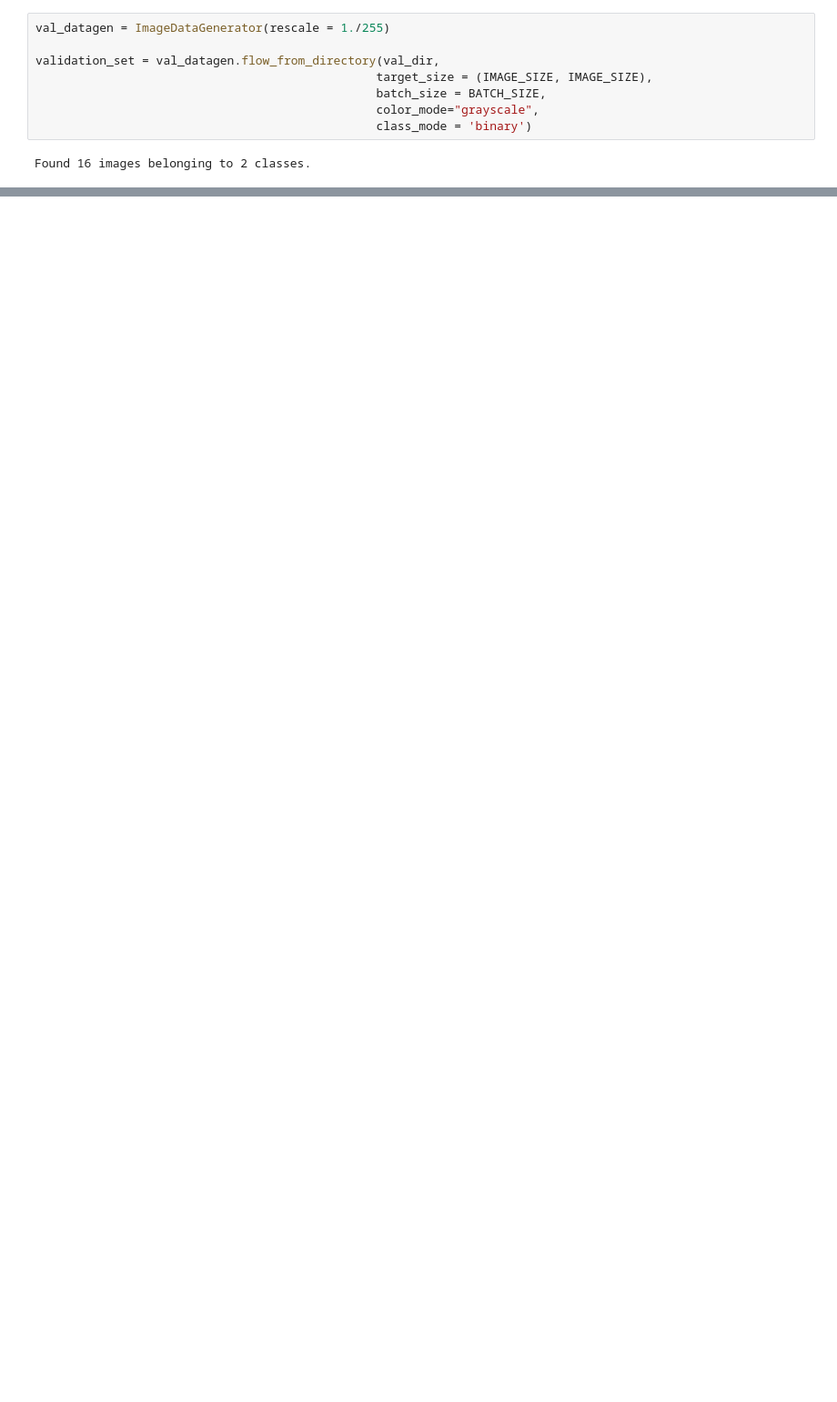
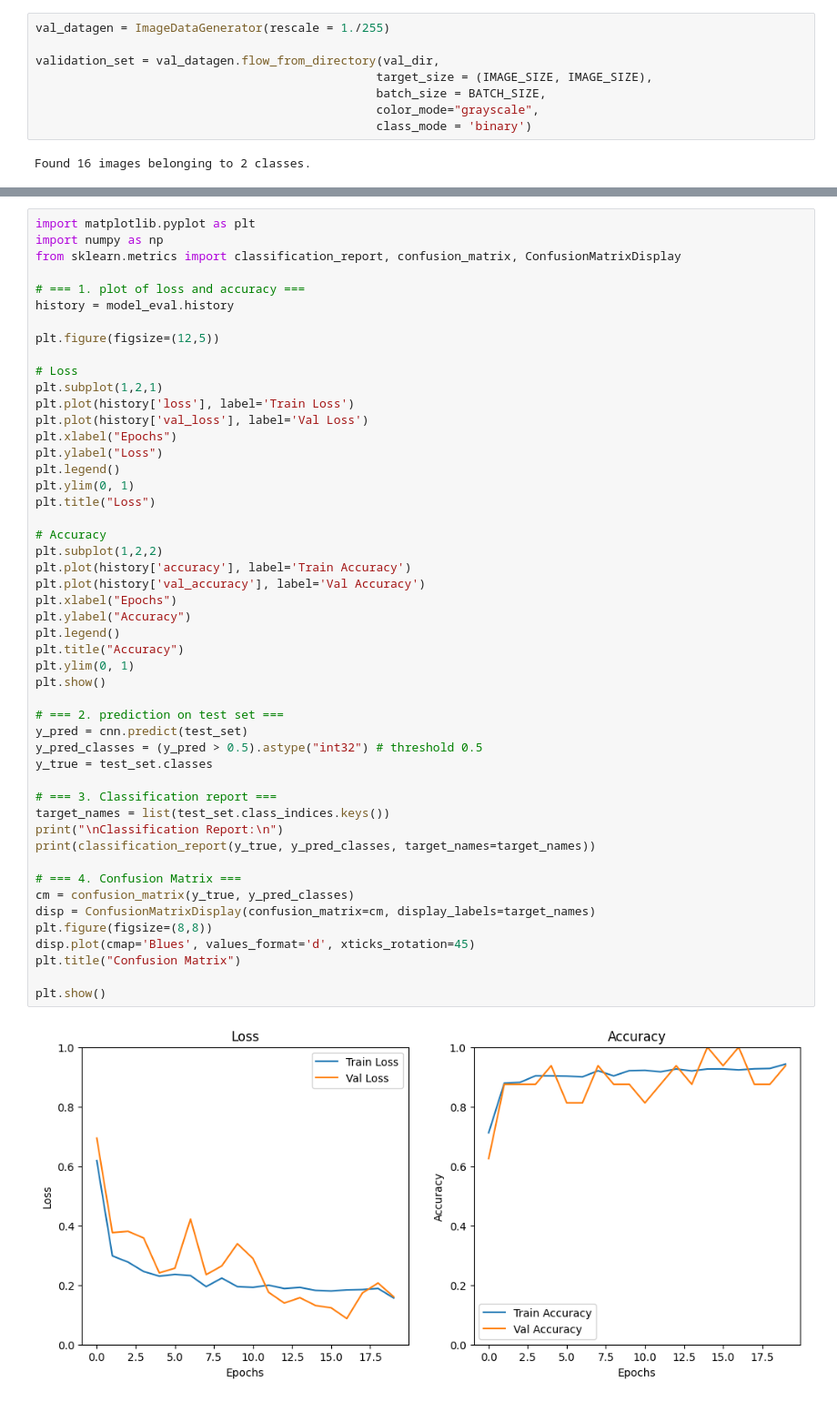
Before and after one commit to reus702/Chest-X-Ray-Images-Pneumonia-DL-exam, a Jupyter notebook: chestXray_cnn.ipynb, the cells around one changed output, grey strips where cells are left out. Shown at 91% size. Saved outputs shown, nothing was run; the diff lists cells and outputs as text; blank space fills up the shorter version.

```diff
--- a/chestXray_cnn.ipynb
+++ b/chestXray_cnn.ipynb
@@ -137,0 +213,51 @@ plt.show()
+# %%
+import matplotlib.pyplot as plt
+import numpy as np
+from sklearn.metrics import classification_report, confusion_matrix, ConfusionMatrixDisplay
+
+# === 1. plot of loss and accuracy ===
+history = model_eval.history
+
+plt.figure(figsize=(12,5))
+
+# Loss
+plt.subplot(1,2,1)
+plt.plot(history['loss'], label='Train Loss')
+plt.plot(history['val_loss'], label='Val Loss')
+plt.xlabel("Epochs")
+plt.ylabel("Loss")
+plt.legend()
+plt.ylim(0, 1)
+plt.title("Loss")
+
+# Accuracy
+plt.subplot(1,2,2)
+plt.plot(history['accuracy'], label='Train Accuracy')
+plt.plot(history['val_accuracy'], label='Val Accuracy')
+plt.xlabel("Epochs")
+plt.ylabel("Accuracy")
+plt.legend()
+plt.title("Accuracy")
+plt.ylim(0, 1)
+plt.show()
+
+# === 2. prediction on test set ===
+y_pred = cnn.predict(test_set)
+y_pred_classes = (y_pred > 0.5).astype("int32") # threshold 0.5
+y_true = test_set.classes
+
+# === 3. Classification report ===
+target_names = list(test_set.class_indices.keys())
+print("\nClassification Report:\n")
+print(classification_report(y_true, y_pred_classes, target_names=target_names))
+
+# === 4. Confusion Matrix ===
+cm = confusion_matrix(y_true, y_pred_classes)
+disp = ConfusionMatrixDisplay(confusion_matrix=cm, display_labels=target_names)
+plt.figure(figsize=(8,8))
+disp.plot(cmap='Blues', values_format='d', xticks_rotation=45)
+plt.title("Confusion Matrix")
+
+plt.show()
+# %% [output]
+[figure, added]
```
Also changed, not shown: parts of 12 cells of this notebook, 1 other file.
